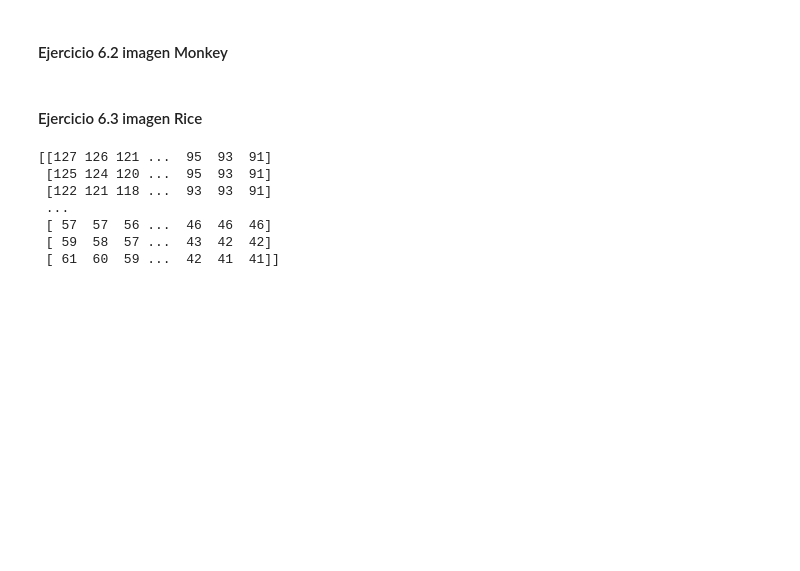
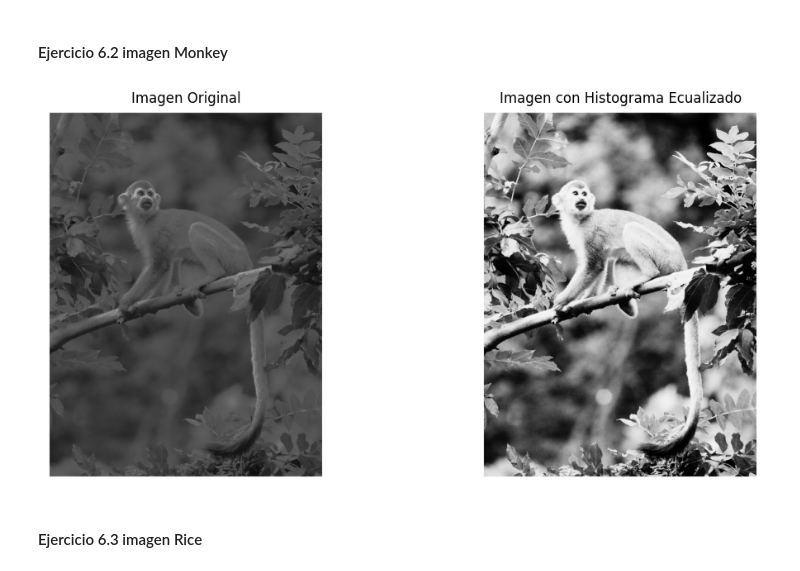
Before and after one commit to Jack200133/ImageProcessing_LAB1_ComputerVision, a Jupyter notebook: Ejercicio6.ipynb, the cells around one changed output. Cells and saved outputs as stored; diff of their text form; code cells hidden in the pictures; blank space fills up the shorter version.

```diff
--- a/Ejercicio6.ipynb
+++ b/Ejercicio6.ipynb
@@ -38,65 +57,53 @@ saigon_equalized_image.save('saigon_equalized.jpeg')
 # %%
 import numpy as np
 from PIL import Image
+import matplotlib.pyplot as plt
 
 def histogram_equalization(image_array):
-    # Flatten the image array and calculate the histogram
-    histogram, _ = np.histogram(image_array.flatten(), bins=256, range=[0,256])
+    # Aplanar el array de la imagen y calcular el histograma
+    histogram, _ = np.histogram(image_array.flatten(), bins=256, range=[0, 256])
 
-    # Calculate the cumulative distribution function
+    # Calcular la función de distribución acumulativa
     cdf = histogram.cumsum()
     cdf_normalized = cdf * histogram.max() / cdf.max()
 
-    # Use the cumulative distribution function to map the old pixel values to new ones
+    # Usar la función de distribución acumulativa para mapear los viejos valores de píxeles a nuevos
     cdf_m = np.ma.masked_equal(cdf, 0)
     cdf_m = (cdf_m - cdf_m.min()) * 255 / (cdf_m.max() - cdf_m.min())
     cdf = np.ma.filled(cdf_m, 0).astype('uint8')
 
-    # Map the old values to the new values
+    # Mapear los viejos valores a los nuevos
     image_equalized = cdf[image_array]
 
     return image_equalized
 
-# Load the image and convert to grayscale
-monkey_image_path = './imgs/monkey.jpeg'  # Update with the correct path
+# Cargar la imagen y convertirla a escala de grises
+monkey_image_path = './imgs/monkey.jpeg'  # Actualizar con la ruta correcta
 monkey_image = Image.open(monkey_image_path).convert('L')
 monkey_array = np.array(monkey_image)
 
-# Apply histogram equalization
+# Aplicar la ecualización del histograma
 monkey_equalized_array = histogram_equalization(monkey_array)
 
-# Convert back to PIL image and save
+# Convertir de nuevo a imagen PIL
 monkey_equalized_image = Image.fromarray(monkey_equalized_array)
-monkey_equalized_image.save('monkey_equalized.jpeg')
+
+# Mostrar la imagen original y la imagen con histograma ecualizado lado a lado
+fig, axes = plt.subplots(1, 2, figsize=(12, 5))
+
+# Imagen original
+axes[0].imshow(monkey_image, cmap='gray')
+axes[0].set_title('Imagen Original')
+axes[0].axis('off')
+
+# Imagen con histograma ecualizado
+axes[1].imshow(monkey_equalized_image, cmap='gray')
+axes[1].set_title('Imagen con Histograma Ecualizado')
+axes[1].axis('off')
+
+plt.tight_layout()
+plt.show()
+# %% [output]
+[figure, added]
 # %% [markdown]
 #### Ejercicio 6.3 imagen Rice
-# %%
-from PIL import Image
-import numpy as np
-
-# Load the image
-rice_image_path = './Imgs/rice.jpg'
-rice_image = Image.open(rice_image_path).convert('L')  # Convert to grayscale
-
-# Convert to NumPy array
-rice_array = np.array(rice_image)
-print(rice_array)
-
-# Apply manual thresholding
-threshold = 130  # You may need to adjust this threshold
-rice_segmented = rice_array > threshold
-
-# Convert back to PIL image and save
-segmented_image = Image.fromarray(np.uint8(rice_segmented) * 255, 'L')
-segmented_image.save('rice_segmented.jpg')
-
-# Display the segmented image
-segmented_image.show()
-# %% [output]
-[[127 126 121 ...  95  93  91]
- [125 124 120 ...  95  93  91]
- [122 121 118 ...  93  93  91]
- ...
- [ 57  57  56 ...  46  46  46]
- [ 59  58  57 ...  43  42  42]
- [ 61  60  59 ...  42  41  41]]
```
Also changed, not shown: parts of 2 cells of this notebook.
